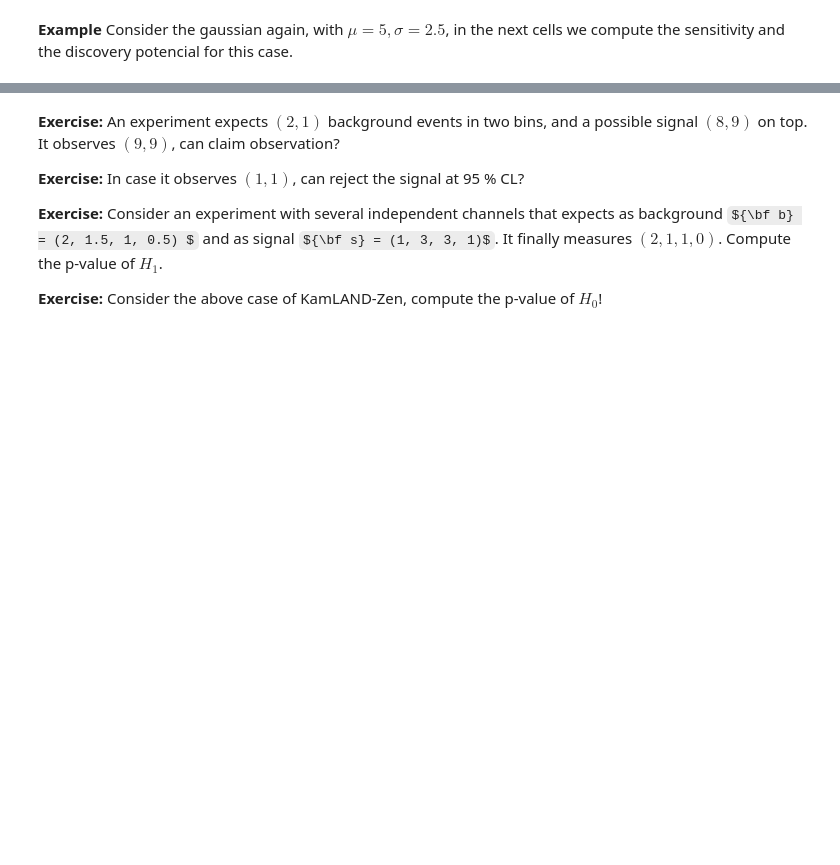
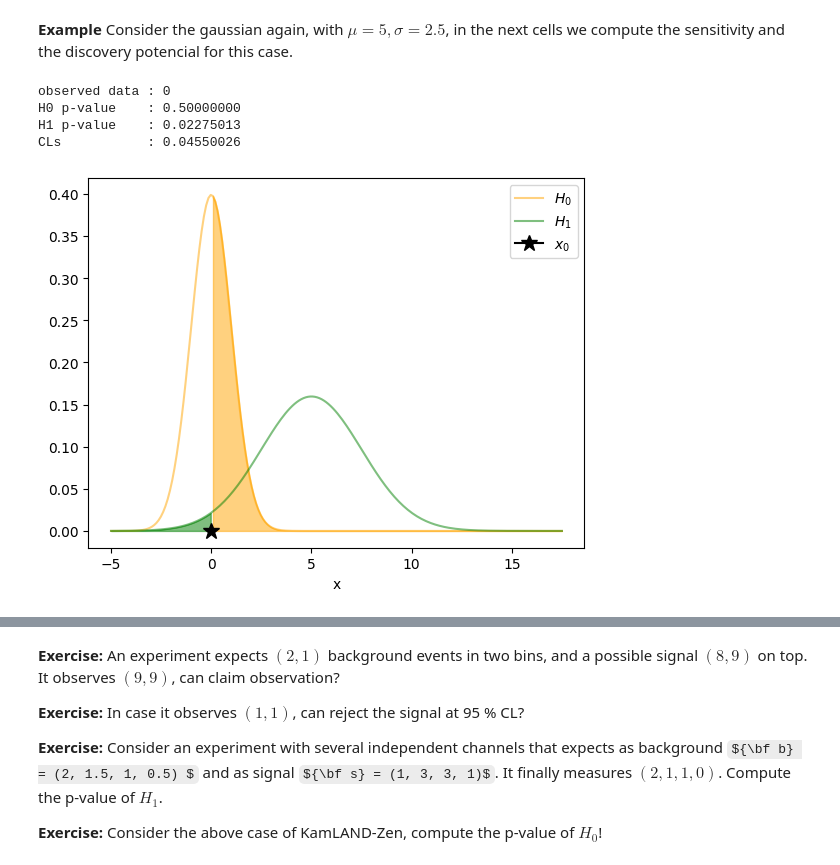
Before and after one commit to xabiercidvidal/USC-TA, a Jupyter notebook: ta_hypothesis_test.ipynb, the cells around one changed output, grey strips where cells are left out. Drawn from its saved outputs; the diff is of its cells as text; code cells hidden in the pictures; some formulas as TeX source; blank space fills up the shorter version.

```diff
--- a/ta_hypothesis_test.ipynb
+++ b/ta_hypothesis_test.ipynb
@@ -337,3 +342,12 @@ That is, in case there is no signal, and we observe data in the median of the $H
 That is, in case $H_1$ is true, and we observe data in the median of the $H_1$ distribution. The potential is the p-value of $H_0$ (the falseability!).
 # %% [markdown]
 **Example** Consider the gaussian again, with $\mu = 5, \sigma = 2.5$, in the next cells we compute the sensitivity and the discovery potencial for this case.
+# %%
+mu0, mu, sigma1, mutrue = 0, 5., 2.5, False
+httoys.gaussian(mu0, mu, x0=0, sigma1 = sigma1);
+# %% [output]
+observed data : 0
+H0 p-value    : 0.50000000
+H1 p-value    : 0.02275013
+CLs           : 0.04550026
+[figure, added]
```
Also changed, not shown: parts of 23 cells of this notebook, 21 other files.
